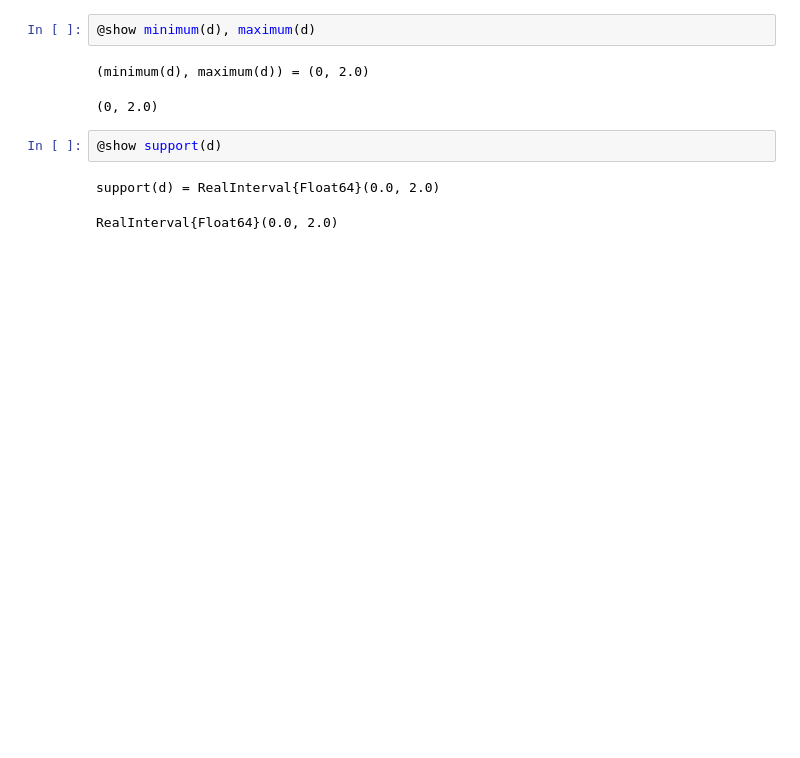
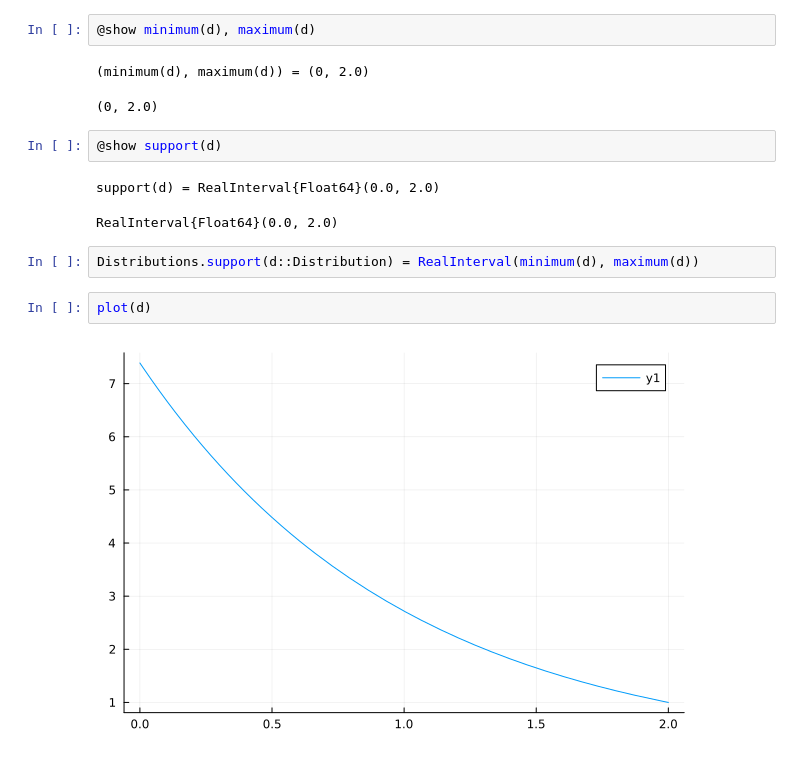
Before and after one commit to BraddWForster/learning_julia, a Jupyter notebook: coding_basics/Lesson 6.ipynb, the cells around one changed output. Cells and saved outputs as stored; diff of their text form; blank space fills up the shorter version.

```diff
--- a/coding_basics/Lesson 6.ipynb
+++ b/coding_basics/Lesson 6.ipynb
@@ -221,3 +221,9 @@ OurTruncatedExponential(alpha=1.0, xmax=2.0)
 # %% [output]
 support(d) = RealInterval{Float64}(0.0, 2.0)
 RealInterval{Float64}(0.0, 2.0)
+# %%
+Distributions.support(d::Distribution) = RealInterval(minimum(d), maximum(d))
+# %%
+plot(d)
+# %% [output]
+[figure, added]
```
Also changed, not shown: parts of 21 cells of this notebook.
